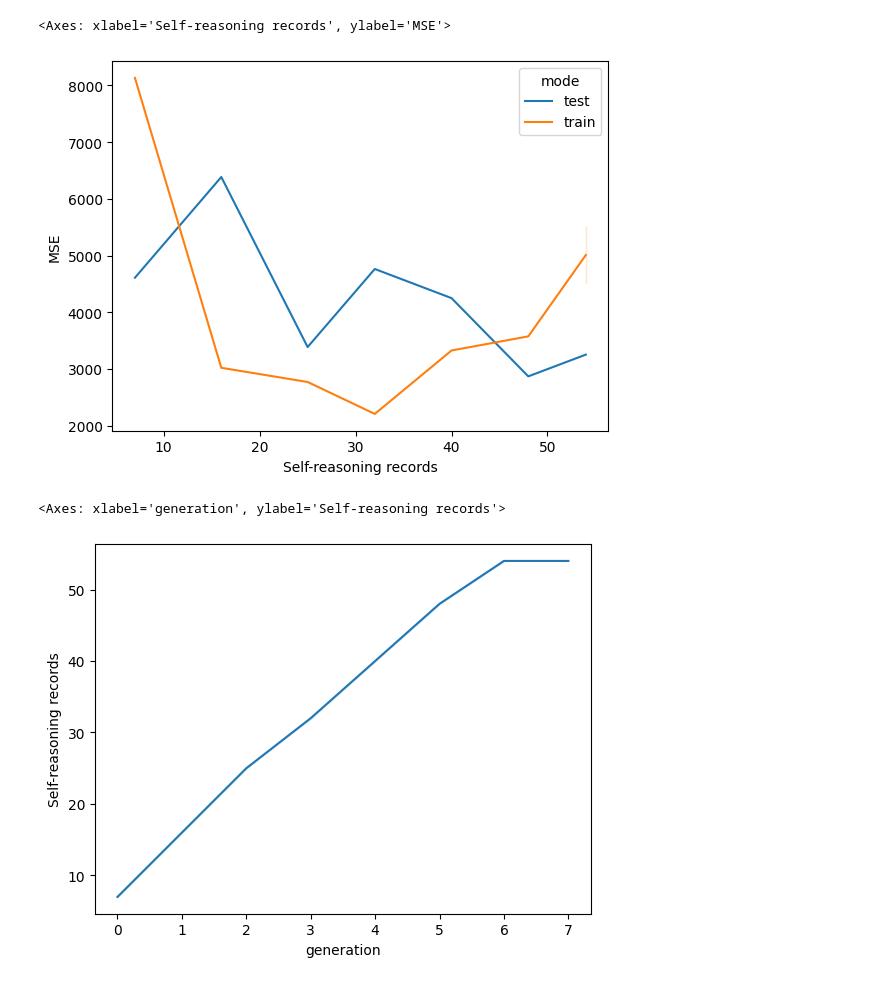
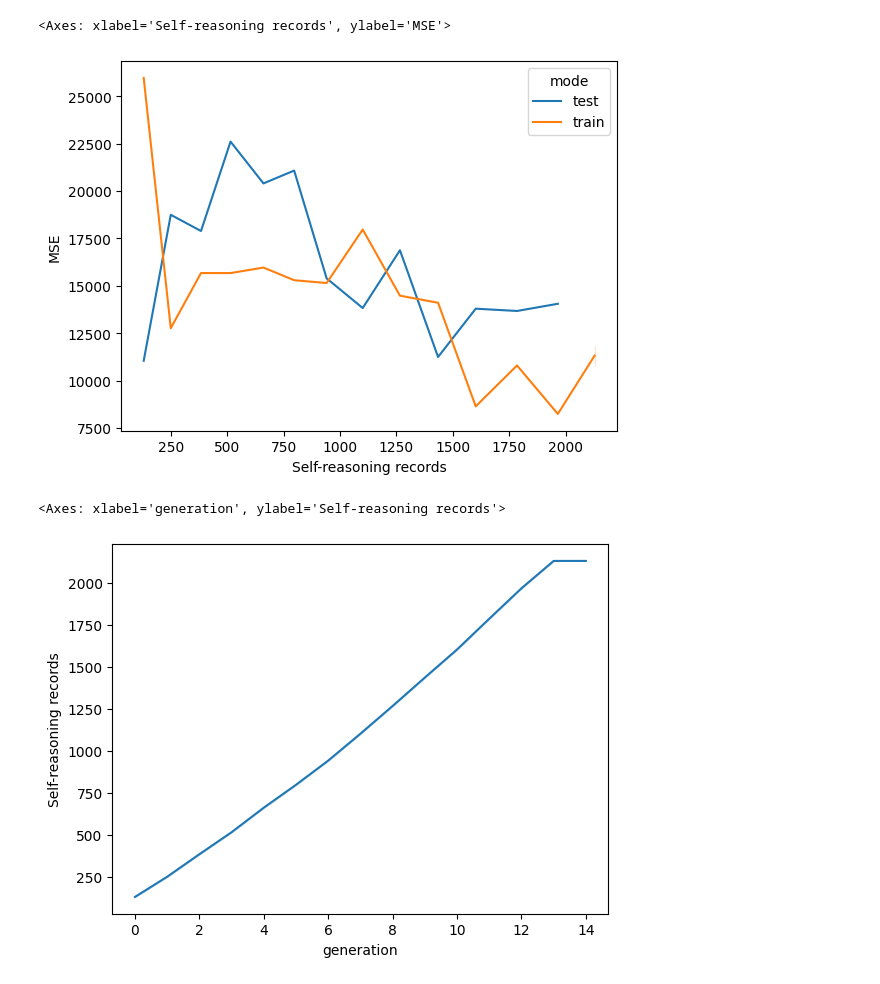
Before and after one commit to KanHatakeyama/LLMChem, a Jupyter notebook: 240118Analyze_self_learning.ipynb, the cells around one changed output. Drawn from its saved outputs; the diff is of its cells as text; code cells hidden in the pictures.

```diff
--- a/240118Analyze_self_learning.ipynb
+++ b/240118Analyze_self_learning.ipynb
@@ -10,7 +10,7 @@ import pandas as pd
 #project_dir="results/projects/240119mixtral_self_reasoning_10/"
 
 project_dir="results/projects/240122llama2_7b_self_reasoning_10/"
-project_dir="results/projects/240124mixtral_self_reasoning_err10_10/"
+#project_dir="results/projects/240124mixtral_self_reasoning_err10_10/"
 # %%
 result_list=[]
 
@@ -70,12 +76,12 @@ sns.lineplot(x="generation",y="MSE",hue="mode",data=result_df)
 # %%
 
-sns.lineplot(x="Self-reasoning records",y="MSE",hue="mode",data=result_df)
+sns.lineplot(x="Self-reasoning records",y="MSE",hue="mode",data=result_df[result_df["MSE"]<40000])
 # %% [output]
 <Axes: xlabel='Self-reasoning records', ylabel='MSE'>
-[figure, old version]
+[figure, new version]
 # %%
 
 sns.lineplot(x="generation",y="Self-reasoning records",data=result_df)
 # %% [output]
 <Axes: xlabel='generation', ylabel='Self-reasoning records'>
-[figure, old version]
+[figure, new version]
```
Also changed, not shown: parts of 3 cells of this notebook, 15 other files.
